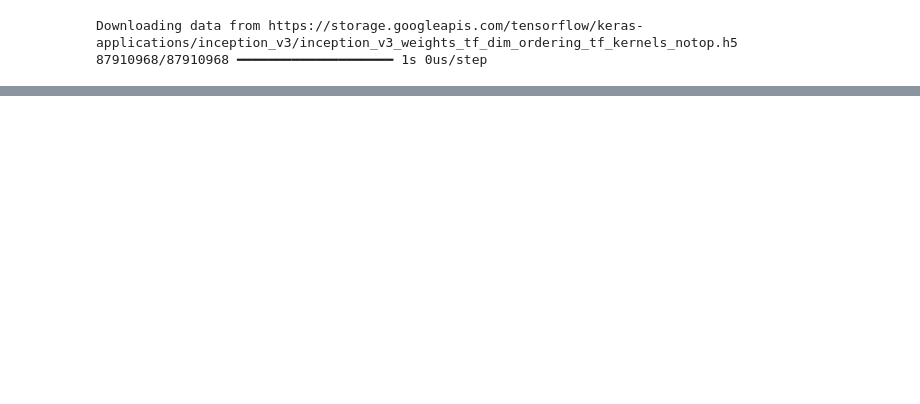
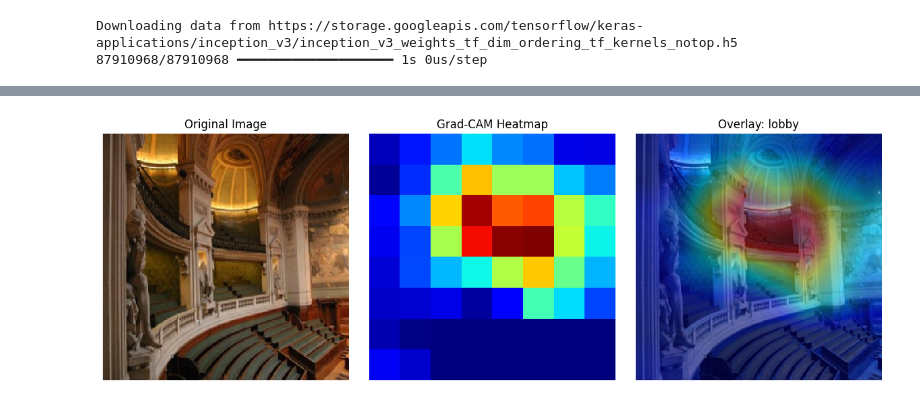
Before and after one commit to Chekuriakhilvarma/Project_Code, a Jupyter notebook: Model_Inception.ipynb, the cells around one changed output, grey strips where cells are left out. Cells and saved outputs as stored; diff of their text form; code cells hidden in the pictures; blank space fills up the shorter version.

```diff
--- a/Model_Inception.ipynb
+++ b/Model_Inception.ipynb
@@ -480,0 +556,86 @@ plt.show()
+# %%
+# Generate a Grad-CAM explanation for an InceptionV3 prediction on a chosen test image
+def ld_prep_incv3_img(img_pth, tgt_sz):
+    """Load an image from disk and return original PIL image, display-ready array, and model-ready tensor."""
+    pil_img = keras.preprocessing.image.load_img(img_pth, target_size=tgt_sz)
+    img_arr = keras.preprocessing.image.img_to_array(pil_img)
+    disp_arr = img_arr / 255.0
+    mdl_arr = preprocess_input(img_arr.copy())
+    mdl_arr = np.expand_dims(mdl_arr, axis=0)
+    return pil_img, disp_arr, mdl_arr
+
+def mk_incv3_gradcam(img_tsr, mdl, last_conv_nm="mixed10"):
+    """Compute a Grad-CAM heatmap and predicted class index for an InceptionV3-style model."""
+    conv_lyr = mdl.get_layer(last_conv_nm)
+    grad_mdl = tf.keras.models.Model([mdl.input], [conv_lyr.output, mdl.output])
+
+    with tf.GradientTape() as tape:
+        conv_out, preds = grad_mdl(img_tsr)
+        cls_idx = tf.argmax(preds[0])
+        cls_scr = preds[:, cls_idx]
+
+    grads = tape.gradient(cls_scr, conv_out)
+    pool_grads = tf.reduce_mean(grads, axis=(0, 1, 2))
+    conv_out = conv_out[0]
+
+    hm = tf.reduce_sum(conv_out * pool_grads, axis=-1)
+    hm = tf.nn.relu(hm)
+    hm = hm / (tf.reduce_max(hm) + 1e-8)
+
+    return hm.numpy(), int(cls_idx.numpy())
+
+def add_hm_overlay(disp_img, hm):
+    """Overlay a heatmap onto an RGB image array for visualization."""
+    img_u8 = (disp_img * 255).astype("uint8")
+    hm_rs = cv2.resize(hm, (img_u8.shape[1], img_u8.shape[0]))
+    hm_clr = cv2.applyColorMap(np.uint8(255 * hm_rs), cv2.COLORMAP_JET)
+    ovl = cv2.addWeighted(img_u8, 0.6, hm_clr, 0.4, 0)
+    ovl = cv2.cvtColor(ovl, cv2.COLOR_BGR2RGB)
+    return ovl
+
+# Pick an image index from the test loader
+img_idx = 0
+
+# Fetch the corresponding image path from the test loader
+img_pth = tst_data_loader.filepaths[img_idx]
+
+# Load the image and prepare both display and model inputs
+orig_img, disp_img, mdl_inp = ld_prep_incv3_img(img_pth, img_sz)
+
+# Compute Grad-CAM heatmap and predicted class index
+hm, pred_idx = mk_incv3_gradcam(mdl_inp, incv3_tst_model)
+
+# Map the predicted index to the class name
+pred_name = cls_names_tst[pred_idx]
+
+# Create an overlay image combining the heatmap and the input image
+ovl_img = add_hm_overlay(disp_img, hm)
+
+# Create a figure for original image, heatmap, and overlay
+plt.figure(figsize=(12, 4))
+
+# Show the original input image
+plt.subplot(1, 3, 1)
+plt.title("Original Image")
+plt.imshow(orig_img)
+plt.axis("off")
+
+# Show the Grad-CAM heatmap
+plt.subplot(1, 3, 2)
+plt.title("Grad-CAM Heatmap")
+plt.imshow(hm, cmap="jet")
+plt.axis("off")
+
+# Show the overlay with the predicted label
+plt.subplot(1, 3, 3)
+plt.title(f"Overlay: {pred_name}")
+plt.imshow(ovl_img)
+plt.axis("off")
+
+# Adjust spacing to avoid overlap
+plt.tight_layout()
+
+# Render the visualizations
+plt.show()
+# %% [output]
+[figure, added]
```
Also changed, not shown: parts of 23 cells of this notebook.
